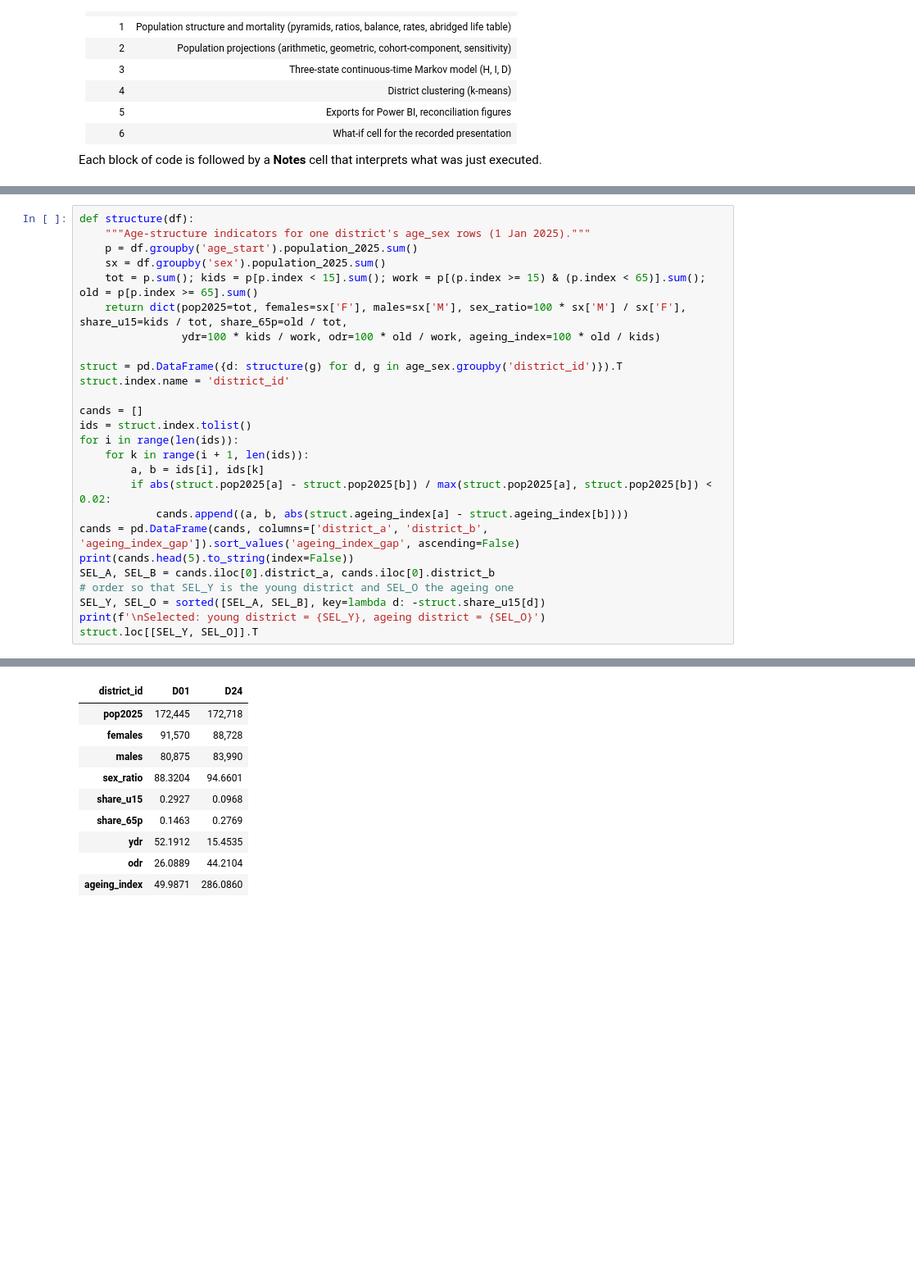
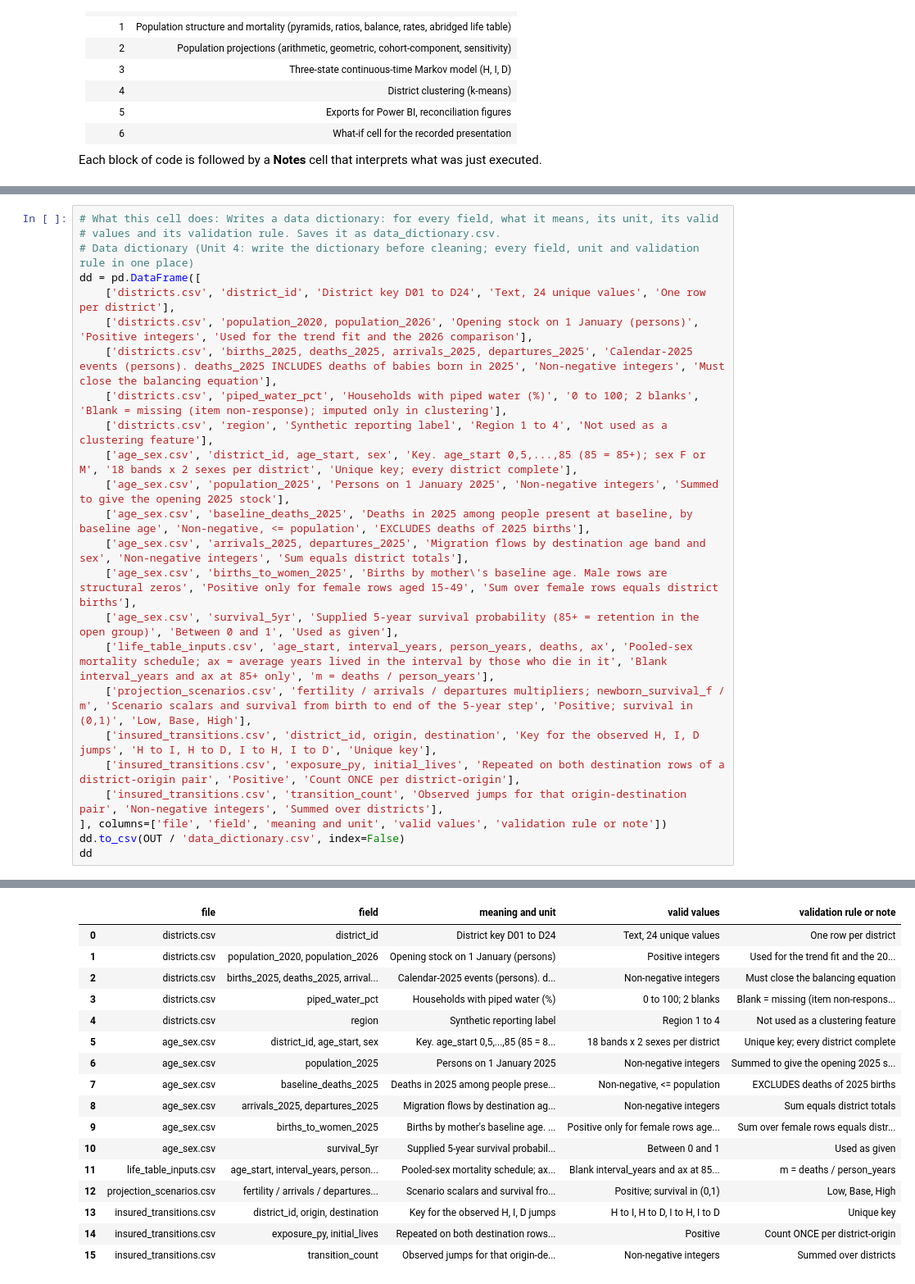
Before and after one commit to mharidzotakudzwar-dotcom/HASTS206-Assignment2, a Jupyter notebook: Assignment2_Analysis.ipynb, the cells around one changed output, grey strips where cells are left out. Shown at 82% size. Saved outputs shown, nothing was run; the diff lists cells and outputs as text; blank space fills up the shorter version.

```diff
--- a/Assignment2_Analysis.ipynb
+++ b/Assignment2_Analysis.ipynb
@@ -193,27 +199,25 @@ rec[['district_id', 'pop2025', 'births_2025', 'deaths_2025', 'arrivals_2025', 'd
 # %%
-def structure(df):
-    """Age-structure indicators for one district's age_sex rows (1 Jan 2025)."""
-    p = df.groupby('age_start').population_2025.sum()
-    sx = df.groupby('sex').population_2025.sum()
-    tot = p.sum(); kids = p[p.index < 15].sum(); work = p[(p.index >= 15) & (p.index < 65)].sum(); old = p[p.index >= 65].sum()
-    return dict(pop2025=tot, females=sx['F'], males=sx['M'], sex_ratio=100 * sx['M'] / sx['F'], share_u15=kids / tot, share_65p=old / tot,
-                ydr=100 * kids / work, odr=100 * old / work, ageing_index=100 * old / kids)
-
-struct = pd.DataFrame({d: structure(g) for d, g in age_sex.groupby('district_id')}).T
-struct.index.name = 'district_id'
-
-cands = []
-ids = struct.index.tolist()
-for i in range(len(ids)):
-    for k in range(i + 1, len(ids)):
-        a, b = ids[i], ids[k]
-        if abs(struct.pop2025[a] - struct.pop2025[b]) / max(struct.pop2025[a], struct.pop2025[b]) < 0.02:
-            cands.append((a, b, abs(struct.ageing_index[a] - struct.ageing_index[b])))
-cands = pd.DataFrame(cands, columns=['district_a', 'district_b', 'ageing_index_gap']).sort_values('ageing_index_gap', ascending=False)
-print(cands.head(5).to_string(index=False))
-SEL_A, SEL_B = cands.iloc[0].district_a, cands.iloc[0].district_b
-# order so that SEL_Y is the young district and SEL_O the ageing one
-SEL_Y, SEL_O = sorted([SEL_A, SEL_B], key=lambda d: -struct.share_u15[d])
-print(f'\nSelected: young district = {SEL_Y}, ageing district = {SEL_O}')
-struct.loc[[SEL_Y, SEL_O]].T
+# What this cell does: Writes a data dictionary: for every field, what it means, its unit, its valid
+# values and its validation rule. Saves it as data_dictionary.csv.
+# Data dictionary (Unit 4: write the dictionary before cleaning; every field, unit and validation rule in one place)
+dd = pd.DataFrame([
+    ['districts.csv', 'district_id', 'District key D01 to D24', 'Text, 24 unique values', 'One row per district'],
+    ['districts.csv', 'population_2020, population_2026', 'Opening stock on 1 January (persons)', 'Positive integers', 'Used for the trend fit and the 2026 comparison'],
+    ['districts.csv', 'births_2025, deaths_2025, arrivals_2025, departures_2025', 'Calendar-2025 events (persons). deaths_2025 INCLUDES deaths of babies born in 2025', 'Non-negative integers', 'Must close the balancing equation'],
+    ['districts.csv', 'piped_water_pct', 'Households with piped water (%)', '0 to 100; 2 blanks', 'Blank = missing (item non-response); imputed only in clustering'],
+    ['districts.csv', 'region', 'Synthetic reporting label', 'Region 1 to 4', 'Not used as a clustering feature'],
+    ['age_sex.csv', 'district_id, age_start, sex', 'Key. age_start 0,5,...,85 (85 = 85+); sex F or M', '18 bands x 2 sexes per district', 'Unique key; every district complete'],
+    ['age_sex.csv', 'population_2025', 'Persons on 1 January 2025', 'Non-negative integers', 'Summed to give the opening 2025 stock'],
+    ['age_sex.csv', 'baseline_deaths_2025', 'Deaths in 2025 among people present at baseline, by baseline age', 'Non-negative, <= population', 'EXCLUDES deaths of 2025 births'],
+    ['age_sex.csv', 'arrivals_2025, departures_2025', 'Migration flows by destination age band and sex', 'Non-negative integers', 'Sum equals district totals'],
+    ['age_sex.csv', 'births_to_women_2025', 'Births by mother\'s baseline age. Male rows are structural zeros', 'Positive only for female rows aged 15-49', 'Sum over female rows equals district births'],
+    ['age_sex.csv', 'survival_5yr', 'Supplied 5-year survival probability (85+ = retention in the open group)', 'Between 0 and 1', 'Used as given'],
+    ['life_table_inputs.csv', 'age_start, interval_years, person_years, deaths, ax', 'Pooled-sex mortality schedule; ax = average years lived in the interval by those who die in it', 'Blank interval_years and ax at 85+ only', 'm = deaths / person_years'],
+    ['projection_scenarios.csv', 'fertility / arrivals / departures multipliers; newborn_survival_f / m', 'Scenario scalars and survival from birth to end of the 5-year step', 'Positive; survival in (0,1)', 'Low, Base, High'],
+    ['insured_transitions.csv', 'district_id, origin, destination', 'Key for the observed H, I, D jumps', 'H to I, H to D, I to H, I to D', 'Unique key'],
+    ['insured_transitions.csv', 'exposure_py, initial_lives', 'Repeated on both destination rows of a district-origin pair', 'Positive', 'Count ONCE per district-origin'],
+    ['insured_transitions.csv', 'transition_count', 'Observed jumps for that origin-destination pair', 'Non-negative integers', 'Summed over districts'],
+], columns=['file', 'field', 'meaning and unit', 'valid values', 'validation rule or note'])
+dd.to_csv(OUT / 'data_dictionary.csv', index=False)
+dd
 # %% [output]
@@ -228,11 +224,18 @@ Selected: young district = D01, ageing district = D24
-| district_id | D01 | D24 |
-| pop2025 | 172,445 | 172,718 |
-| females | 91,570 | 88,728 |
-| males | 80,875 | 83,990 |
-| sex_ratio | 88.3204 | 94.6601 |
-| share_u15 | 0.2927 | 0.0968 |
-| share_65p | 0.1463 | 0.2769 |
-| ydr | 52.1912 | 15.4535 |
-| odr | 26.0889 | 44.2104 |
-| ageing_index | 49.9871 | 286.0860 |
+|  | file | field | meaning and unit | valid values | validation rule or note |
+| 0 | districts.csv | district_id | District key D01 to D24 | Text, 24 unique values | One row per district |
+| 1 | districts.csv | population_2020, population_2026 | Opening stock on 1 January (persons) | Positive integers | Used for the trend fit and the 20... |
+| 2 | districts.csv | births_2025, deaths_2025, arrival... | Calendar-2025 events (persons). d... | Non-negative integers | Must close the balancing equation |
+| 3 | districts.csv | piped_water_pct | Households with piped water (%) | 0 to 100; 2 blanks | Blank = missing (item non-respons... |
+| 4 | districts.csv | region | Synthetic reporting label | Region 1 to 4 | Not used as a clustering feature |
+| 5 | age_sex.csv | district_id, age_start, sex | Key. age_start 0,5,...,85 (85 = 8... | 18 bands x 2 sexes per district | Unique key; every district complete |
+| 6 | age_sex.csv | population_2025 | Persons on 1 January 2025 | Non-negative integers | Summed to give the opening 2025 s... |
+| 7 | age_sex.csv | baseline_deaths_2025 | Deaths in 2025 among people prese... | Non-negative, <= population | EXCLUDES deaths of 2025 births |
+| 8 | age_sex.csv | arrivals_2025, departures_2025 | Migration flows by destination ag... | Non-negative integers | Sum equals district totals |
+| 9 | age_sex.csv | births_to_women_2025 | Births by mother's baseline age. ... | Positive only for female rows age... | Sum over female rows equals distr... |
+| 10 | age_sex.csv | survival_5yr | Supplied 5-year survival probabil... | Between 0 and 1 | Used as given |
+| 11 | life_table_inputs.csv | age_start, interval_years, person... | Pooled-sex mortality schedule; ax... | Blank interval_years and ax at 85... | m = deaths / person_years |
+| 12 | projection_scenarios.csv | fertility / arrivals / departures... | Scenario scalars and survival fro... | Positive; survival in (0,1) | Low, Base, High |
+| 13 | insured_transitions.csv | district_id, origin, destination | Key for the observed H, I, D jumps | H to I, H to D, I to H, I to D | Unique key |
+| 14 | insured_transitions.csv | exposure_py, initial_lives | Repeated on both destination rows... | Positive | Count ONCE per district-origin |
+| 15 | insured_transitions.csv | transition_count | Observed jumps for that origin-de... | Non-negative integers | Summed over districts |
 # %% [markdown]
```
Also changed, not shown: parts of 151 cells of this notebook.
